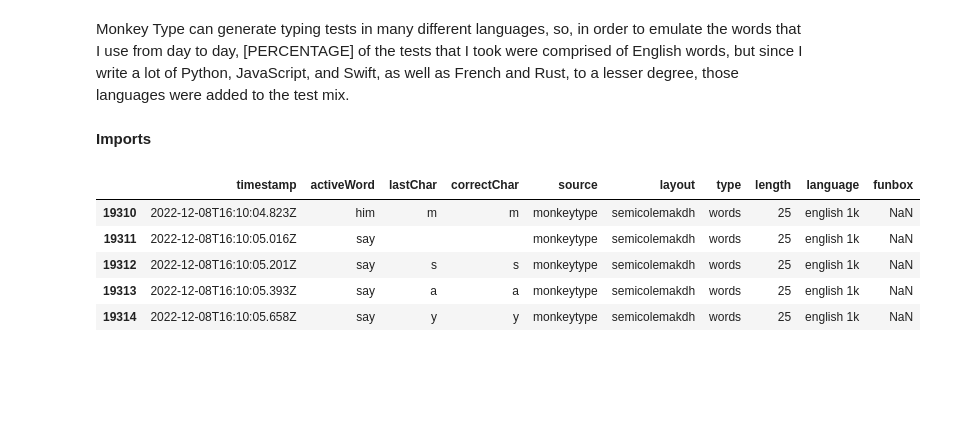
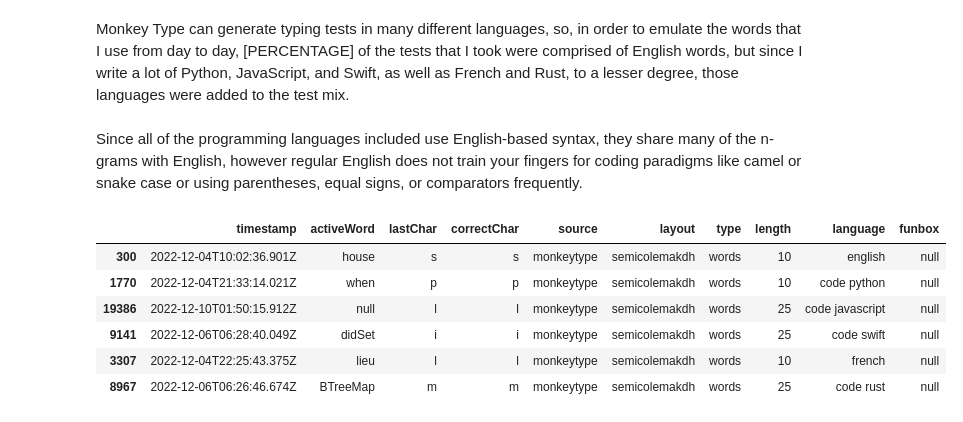
Before and after one commit to rmchorgh/MonkeyTypeMachineLearn, a Jupyter notebook: main.ipynb, the cells around one changed output. Cells and saved outputs as stored; diff of their text form; code cells hidden in the pictures; blank space fills up the shorter version.

```diff
--- a/main.ipynb
+++ b/main.ipynb
@@ -72,0 +89,2 @@ serve(handler);
+# %%
+df = read_csv("data.csv", keep_default_na=False)
@@ -73,4 +133,2 @@ serve(handler);
 # %% [markdown]
 Monkey Type can generate typing tests in many different languages, so, in order to emulate the words that I use from day to day, [PERCENTAGE] of the tests that I took were comprised of English words, but since I write a lot of Python, JavaScript, and Swift, as well as French and Rust, to a lesser degree, those languages were added to the test mix.
-# %% [markdown]
-__Imports__
@@ -79,10 +135,14 @@ from pandas import read_csv
-# %%
-df = read_csv('data.csv')
-df.tail()
-# %% [output]
-|  | timestamp | activeWord | lastChar | correctChar | source | layout | type | length | language | funbox |
-| 19310 | 2022-12-08T16:10:04.823Z | him | m | m | monkeytype | semicolemakdh | words | 25 | english 1k | NaN |
-| 19311 | 2022-12-08T16:10:05.016Z | say |  |  | monkeytype | semicolemakdh | words | 25 | english 1k | NaN |
-| 19312 | 2022-12-08T16:10:05.201Z | say | s | s | monkeytype | semicolemakdh | words | 25 | english 1k | NaN |
-| 19313 | 2022-12-08T16:10:05.393Z | say | a | a | monkeytype | semicolemakdh | words | 25 | english 1k | NaN |
-| 19314 | 2022-12-08T16:10:05.658Z | say | y | y | monkeytype | semicolemakdh | words | 25 | english 1k | NaN |
+# %% [markdown]
+Since all of the programming languages included use English-based syntax, they share many of the n-grams with English, however regular English does not train your fingers for coding paradigms like camel or snake case or using parentheses, equal signs, or comparators frequently.
+# %%
+# Words generated in all of the languages included in the dataset
+
+df.iloc[[300, 1770, 19386, 9141, 3307, 8967]]
+# %% [output]
+|  | timestamp | activeWord | lastChar | correctChar | source | layout | type | length | language | funbox |
+| 300 | 2022-12-04T10:02:36.901Z | house | s | s | monkeytype | semicolemakdh | words | 10 | english | null |
+| 1770 | 2022-12-04T21:33:14.021Z | when | p | p | monkeytype | semicolemakdh | words | 10 | code python | null |
+| 19386 | 2022-12-10T01:50:15.912Z | null | l | l | monkeytype | semicolemakdh | words | 25 | code javascript | null |
+| 9141 | 2022-12-06T06:28:40.049Z | didSet | i | i | monkeytype | semicolemakdh | words | 25 | code swift | null |
+| 3307 | 2022-12-04T22:25:43.375Z | lieu | l | l | monkeytype | semicolemakdh | words | 10 | french | null |
+| 8967 | 2022-12-06T06:26:46.674Z | BTreeMap | m | m | monkeytype | semicolemakdh | words | 25 | code rust | null |
```
Also changed, not shown: parts of 47 cells of this notebook, 7 other files.
